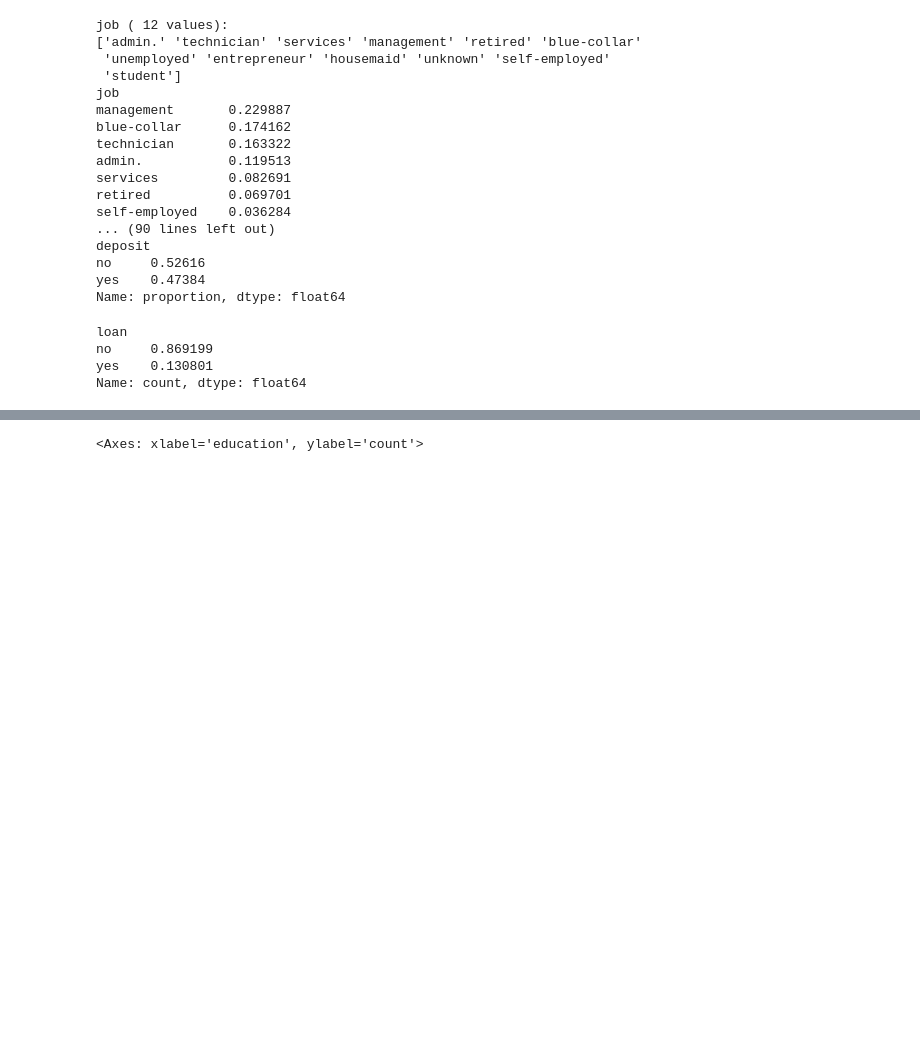
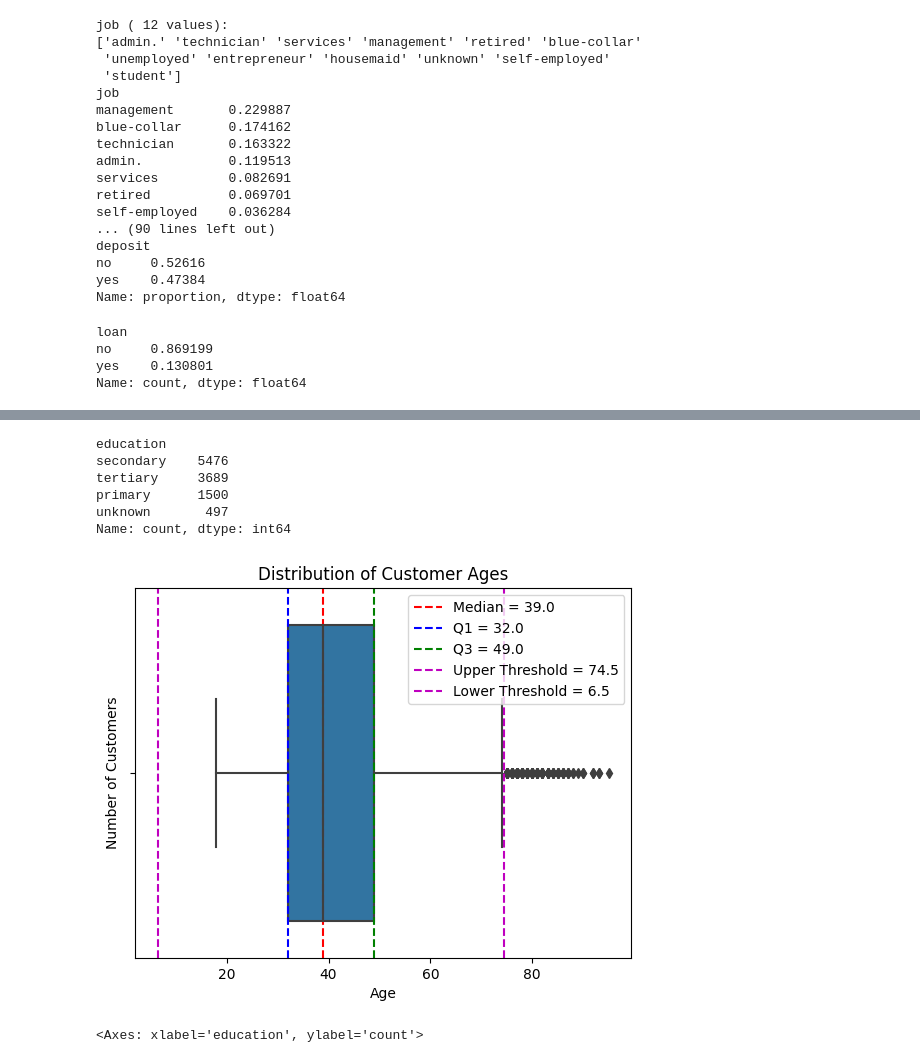
Before and after one commit to Natanael20098/Bank_project-Coderhouse, a Jupyter notebook: Banking_dataset.ipynb, the cells around one changed output, grey strips where cells are left out. Drawn from its saved outputs; the diff is of its cells as text; code cells hidden in the pictures; blank space fills up the shorter version.

```diff
--- a/Banking_dataset.ipynb
+++ b/Banking_dataset.ipynb
@@ -268,3 +221,55 @@ Name: count, dtype: int64
+# %%
+# Summary statistics for age
+df['age'].describe()
+
+# Counts of marital status categories
+df['marital'].value_counts()
+
+# Counts of education categories
+df['education'].value_counts()
+# %% [output]
+education
+secondary    5476
+tertiary     3689
+primary      1500
+unknown       497
+Name: count, dtype: int64
+# %%
+import seaborn as sns
+import matplotlib.pyplot as plt
+
+# create the boxplot
+ax = sns.boxplot(x=df['age'])
+
+# set the title and axis labels
+ax.set_title("Distribution of Customer Ages")
+ax.set_xlabel("Age")
+ax.set_ylabel("Number of Customers")
+
+# calculate and add the median line
+median = df['age'].median()
+ax.axvline(median, color='r', linestyle='--', label=f"Median = {median}")
+
+# calculate and add the quartile lines
+q1 = df['age'].quantile(0.25)
+q3 = df['age'].quantile(0.75)
+ax.axvline(q1, color='b', linestyle='--', label=f"Q1 = {q1}")
+ax.axvline(q3, color='g', linestyle='--', label=f"Q3 = {q3}")
+
+# calculate and add the interquartile range (IQR) and outlier threshold
+iqr = q3 - q1
+upper_thresh = q3 + 1.5*iqr
+lower_thresh = q1 - 1.5*iqr
+ax.axvline(upper_thresh, color='m', linestyle='--', label=f"Upper Threshold = {upper_thresh}")
+ax.axvline(lower_thresh, color='m', linestyle='--', label=f"Lower Threshold = {lower_thresh}")
+
+# add a legend
+ax.legend()
+
+# show the plot
+plt.show()
+# %% [output]
+[figure, added]
 # %%
 # Plot the distribution of age
 sns.histplot(df['age'])
```
Also changed, not shown: parts of 12 cells of this notebook, 1 other file.
